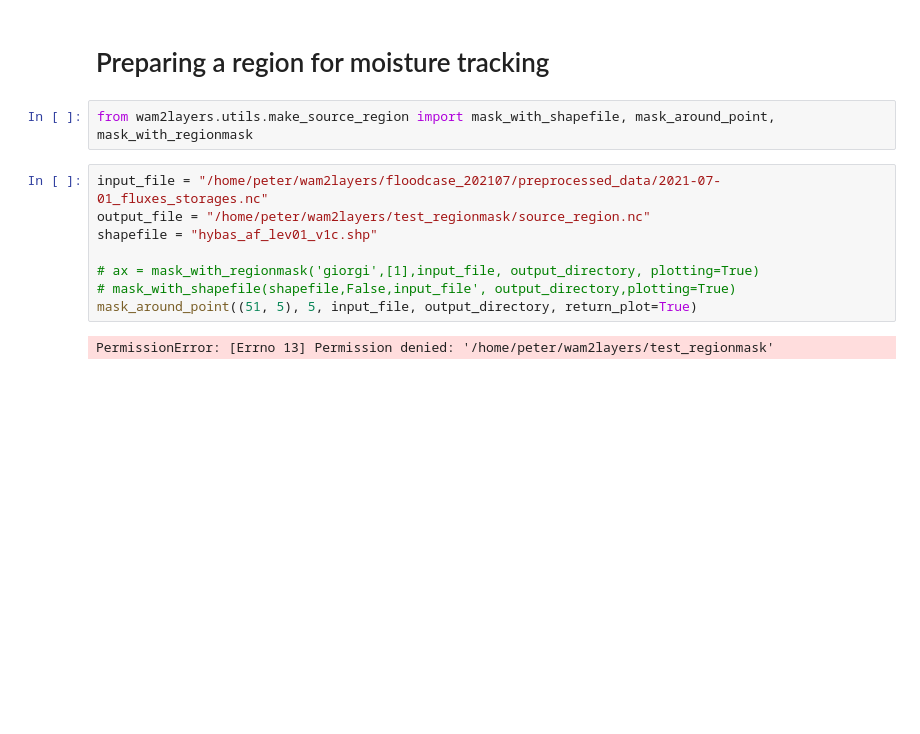
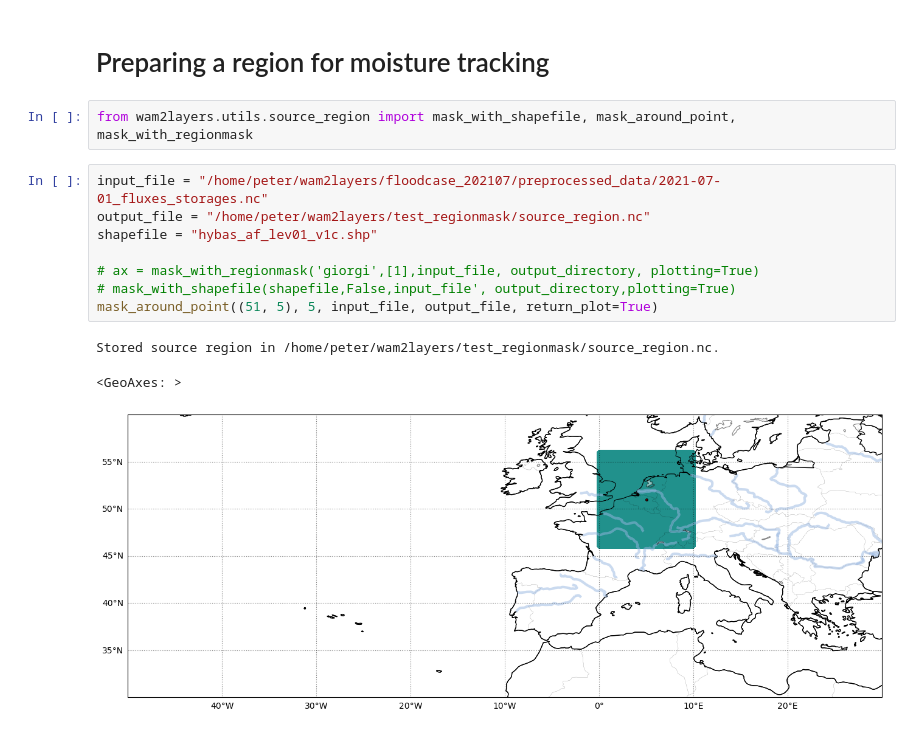
Before and after one commit to WAM2layers/WAM2layers, a Jupyter notebook: notebooks/make_soure_region.ipynb, the cells around one changed output. Cells and saved outputs as stored; diff of their text form; blank space fills up the shorter version.

```diff
--- a/notebooks/make_soure_region.ipynb
+++ b/notebooks/make_soure_region.ipynb
@@ -1,14 +1,16 @@
 # %% [markdown]
 # Preparing a region for moisture tracking
 # %%
-from wam2layers.utils.make_source_region import mask_with_shapefile, mask_around_point, mask_with_regionmask
+from wam2layers.utils.source_region import mask_with_shapefile, mask_around_point, mask_with_regionmask
 # %%
 input_file = "/home/peter/wam2layers/floodcase_202107/preprocessed_data/2021-07-01_fluxes_storages.nc"
 output_file = "/home/peter/wam2layers/test_regionmask/source_region.nc"
 shapefile = "hybas_af_lev01_v1c.shp"
 
 # ax = mask_with_regionmask('giorgi',[1],input_file, output_directory, plotting=True)
 # mask_with_shapefile(shapefile,False,input_file', output_directory,plotting=True)
-mask_around_point((51, 5), 5, input_file, output_directory, return_plot=True)
+mask_around_point((51, 5), 5, input_file, output_file, return_plot=True)
 # %% [output]
-PermissionError: [Errno 13] Permission denied: '/home/peter/wam2layers/test_regionmask'
+Stored source region in /home/peter/wam2layers/test_regionmask/source_region.nc.
+<GeoAxes: >
+[figure, added]
```
Also changed, not shown: 1 other file.
